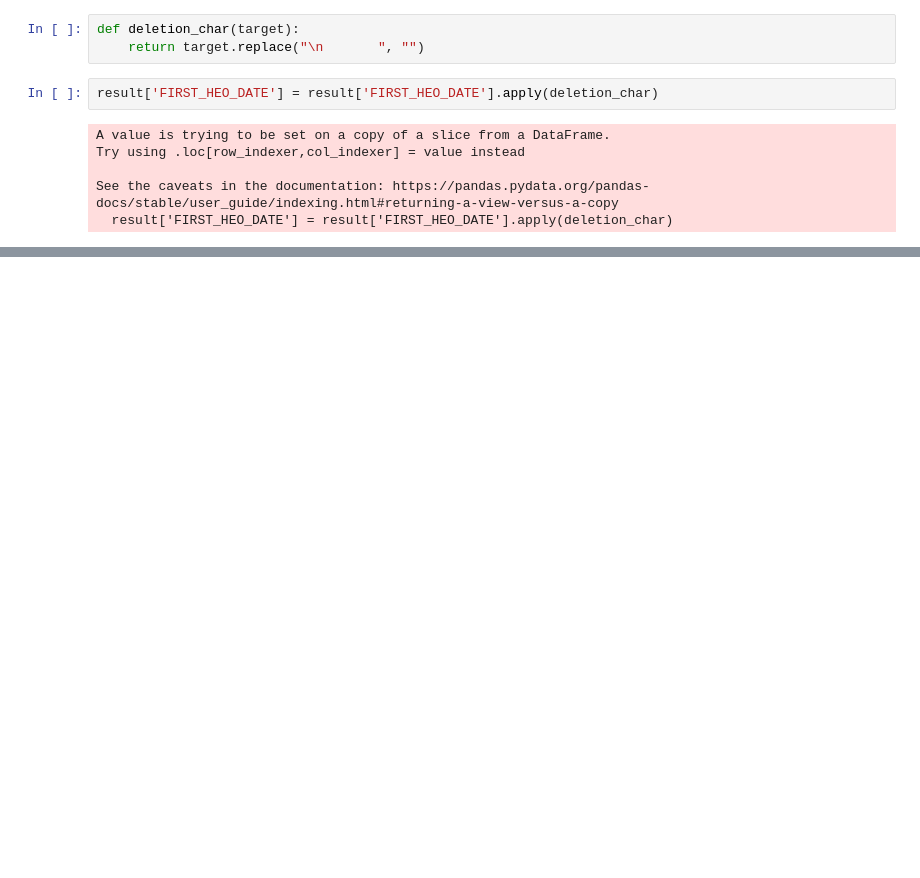
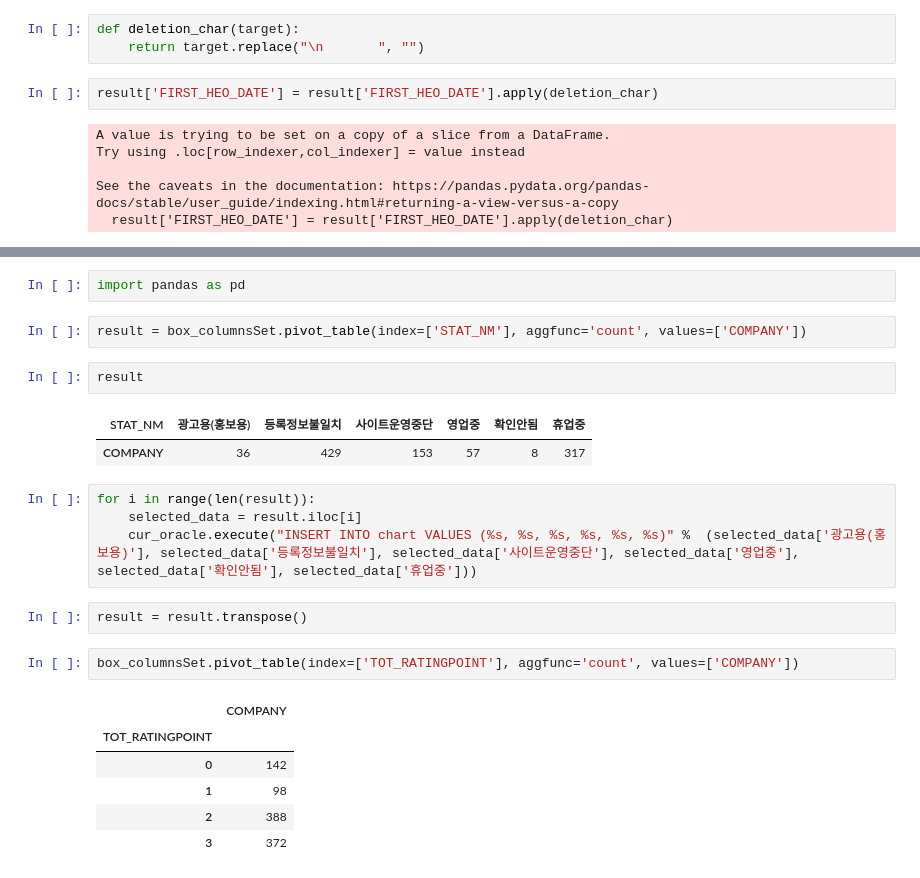
Before and after one commit to Andante8989/python, a Jupyter notebook: 데이터 수집 파이프라인/서울시 쇼핑몰 데이터 크롤링.ipynb, the cells around one changed output, grey strips where cells are left out. Saved outputs shown, nothing was run; the diff lists cells and outputs as text; blank space fills up the shorter version.

```diff
--- a/데이터 수집 파이프라인/서울시 쇼핑몰 데이터 크롤링.ipynb
+++ b/데이터 수집 파이프라인/서울시 쇼핑몰 데이터 크롤링.ipynb
@@ -173,0 +148,24 @@ InterfaceError: not connected
+# %%
+import pandas as pd
+# %%
+result = box_columnsSet.pivot_table(index=['STAT_NM'], aggfunc='count', values=['COMPANY'])
+# %%
+result
+# %% [output]
+| STAT_NM | 광고용(홍보용) | 등록정보불일치 | 사이트운영중단 | 영업중 | 확인안됨 | 휴업중 |
+| COMPANY | 36 | 429 | 153 | 57 | 8 | 317 |
+# %%
+for i in range(len(result)):
+    selected_data = result.iloc[i]
+    cur_oracle.execute("INSERT INTO chart VALUES (%s, %s, %s, %s, %s, %s)" %  (selected_data['광고용(홍보용)'], selected_data['등록정보불일치'], selected_data['사이트운영중단'], selected_data['영업중'], selected_data['확인안됨'], selected_data['휴업중']))
+# %%
+result = result.transpose()
+# %%
+box_columnsSet.pivot_table(index=['TOT_RATINGPOINT'], aggfunc='count', values=['COMPANY'])
+# %% [output]
+|  | COMPANY |
+| TOT_RATINGPOINT |  |
+| 0 | 142 |
+| 1 | 98 |
+| 2 | 388 |
+| 3 | 372 |
```
Also changed, not shown: parts of 8 cells of this notebook.
